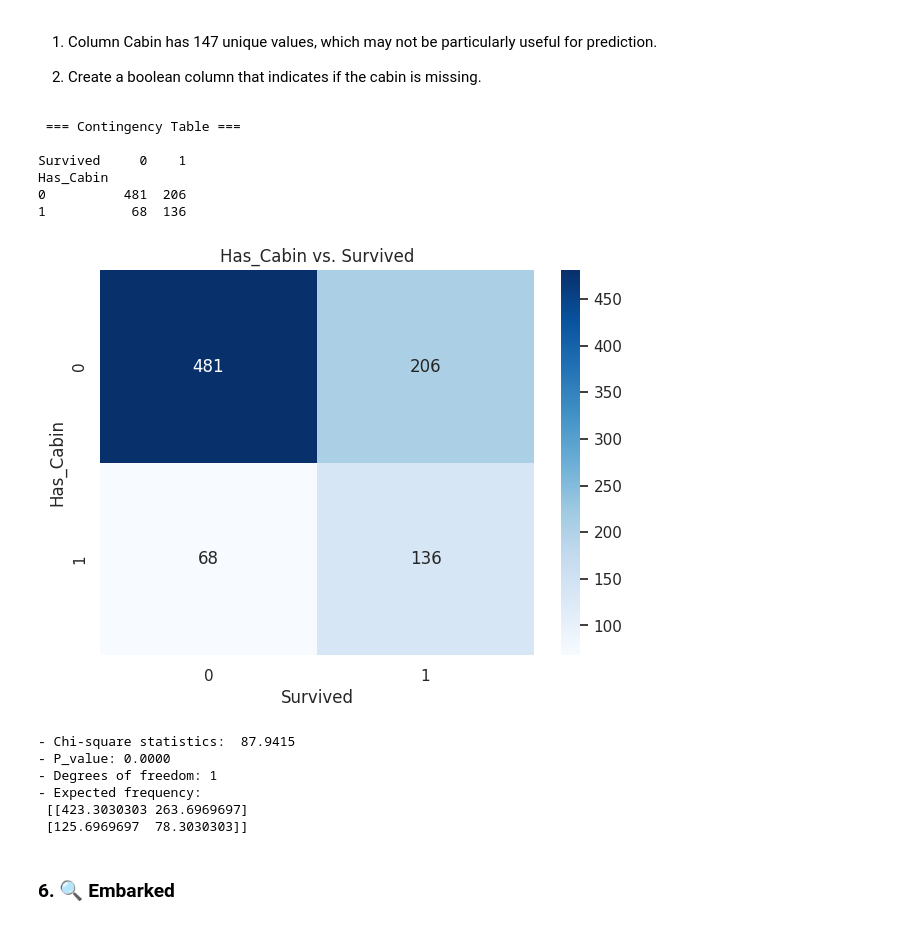
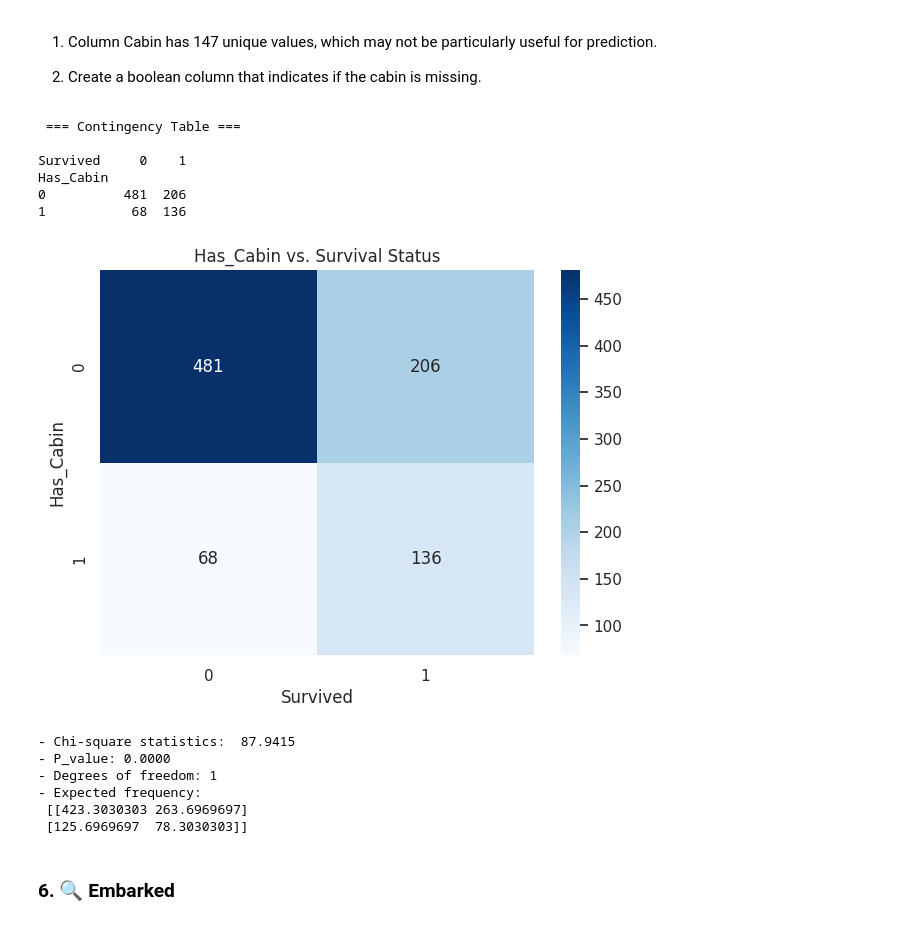
Before and after one commit to yigaai/StoryTelling_with_Data_myTelescope, a Jupyter notebook: titanic-survival-prediction.ipynb, the cells around one changed output. Cells and saved outputs as stored; diff of their text form; code cells hidden in the pictures.

Commit message:
Kaggle Notebook | Titanic_Survival_Prediction  | Titanic_Survival_Prediction

```diff
--- a/titanic-survival-prediction.ipynb
+++ b/titanic-survival-prediction.ipynb
@@ -187,3 +187,19 @@ df.drop(['PassengerId'], axis=1, inplace=True)
 # %%
 df['Sex'] = df['Sex'].map({'male':0,
                            'female':1})
+# %%
+# Chi-Square Test of Independence:
+
+contingency_table = pd.crosstab(df['Sex'], df['Survived'])
+print('=== Contingency Table === ')
+print(contingency_table,'\n')
+
+sns.heatmap(contingency_table, annot=True, fmt='d')
+plt.title('Sex vs. Survival Status')
+plt.show()
+
+chi2, p, dof, expected_freq = chi2_contingency(contingency_table)
+print(f'- Chi-square statistics: {chi2: .4f}')
+print(f'- P_value: {p:.4f}')
+print(f'- Degrees of freedom: {dof}')
+print(f'- Expected frequency: \n {expected_freq}')
@@ -348,32 +387,29 @@ df['Has_Cabin'] = df['Cabin'].notna().astype(int)
 # %%
 contingency_table = pd.crosstab(df['Has_Cabin'], df['Survived'])
 print('\n === Contingency Table === \n')
 print(contingency_table, '\n')
 
 
 plt.figure(figsize=(7,5))
 
 sns.heatmap(contingency_table, annot=True, fmt='d', cmap='Blues')
 
-plt.xlabel('Survived')
-plt.ylabel('Has_Cabin')
-plt.title('Has_Cabin vs. Survived')
-
+plt.title('Has_Cabin vs. Survival Status')
 plt.show()
 
 chi2, p, dof, expected = chi2_contingency(contingency_table)
 print(f'- Chi-square statistics: {chi2: .4f}')
 print(f'- P_value: {p:.4f}')
 print(f'- Degrees of freedom: {dof}')
 print(f'- Expected frequency: \n {expected}')
 # %% [output]
  === Contingency Table ===
 
 Survived     0    1
 Has_Cabin
 0          481  206
 1           68  136
-[figure, old version]
+[figure, new version]
 - Chi-square statistics:  87.9415
 - P_value: 0.0000
 - Degrees of freedom: 1
```
Also changed, not shown: parts of 5 cells of this notebook.
